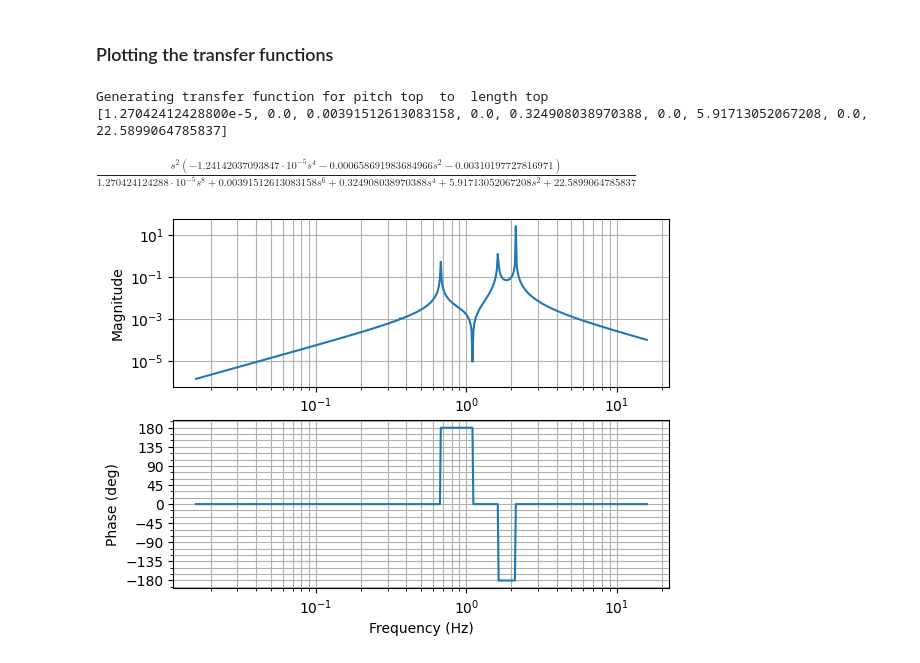
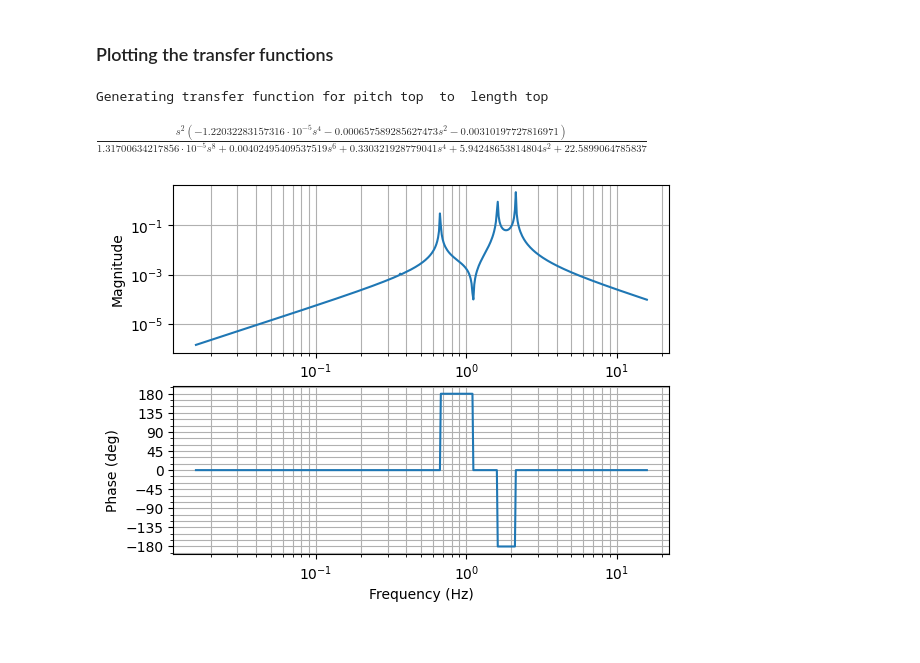
Before and after one commit to siddharth101/Double_suspension, a Jupyter notebook: Double_pendulum_combined.ipynb, the cells around one changed output. Drawn from its saved outputs; the diff is of its cells as text; code cells hidden in the pictures.

```diff
--- a/Double_pendulum_combined.ipynb
+++ b/Double_pendulum_combined.ipynb
@@ -423,6 +326,8 @@ def solve_kane(configuration=None):
 ### Linearzing
 # %%
 def linearize_(kane=None,configuration=None):
+
+  print("Running linearize")
 
   if configuration=='suspension_point':
     print("Running for suspension point motion")
@@ -431,7 +336,7 @@ def linearize_(kane=None,configuration=None):
 
   else:
      kanel = kane.to_linearizer()
-     A_mat, B_mat = kanel.linearize(A_and_B=True, op_point={alpha1:beta1, alpha2:beta2, x_n1:0, x_n2:0})
+     A_mat, B_mat = kanel.linearize(A_and_B=True, op_point={alpha1:beta1, alpha2:beta2, x_n1:0, x_n2:0, q1:q3})
 
   return A_mat, B_mat
 # %%
@@ -674,40 +552,35 @@ def plot_tfs(motion='pt_lb', tf_dict=None, damping=False, configuration=None):
 def generate_tfs(configuration=None):
 
 
+
+  position_points()
+
   if configuration=='suspension_point':
+    move_points(configuration='suspension_point')
+  else:
+    move_points()
 
+  rotate_blocks()
+  tensions()
+  create_blocks()
 
-    position_points(configuration='suspension_point')
-    move_points(configuration='suspension_point')
-    rotate_blocks(configuration='suspension_point')
-    tensions(configuration='suspension_point')
-    create_blocks(configuration='suspension_point')
+  if configuration=='suspension_point':
     kane, kaneeq = solve_kane(configuration='suspension_point')
     A_mat, B_mat = linearize_(kane=kane, configuration='suspension_point')
-
-    A_mat, A_mat_, A_mat_a, B_mat, B_mat_, B_mat_a = simplify_A_B(A_mat=A_mat, B_mat=B_mat, configuration='suspension_point')
-
-    sia_inv_B_a = get_tf_matrix(A=A_mat_a, B=B_mat_a)
-
-    tfs_sia_B = get_tfs(sia_B_matrix=sia_inv_B_a, configuration='suspension_point')
-
-
   else:
-    position_points()
-    move_points()
-    rotate_blocks()
-    tensions()
-    create_blocks()
     kane, kaneeq = solve_kane()
     A_mat, B_mat = linearize_(kane=kane)
 
-    A_mat, A_mat_, A_mat_a, B_mat, B_mat_, B_mat_a = simplify_A_B(A_mat=A_mat, B_mat=B_mat)
+  A_mat, A_mat_, A_mat_a, B_mat, B_mat_, B_mat_a = simplify_A_B(A_mat=A_mat, B_mat=B_mat)
 
-    sia_inv_B_a = get_tf_matrix(A=A_mat_a, B=B_mat_a)
+  sia_inv_B_a = get_tf_matrix(A=A_mat_a, B=B_mat_a)
 
+
+  if configuration=='suspension_point':
+    tfs_sia_B = get_tfs(sia_B_matrix=sia_inv_B_a, configuration='suspension_point')
+  else:
     tfs_sia_B = get_tfs(sia_B_matrix=sia_inv_B_a)
 
-
   return tfs_sia_B, sia_inv_B_a
 # %%
 # ### I can convert this matrix to a pandas dataframe and save as a csv file
@@ -785,12 +674,10 @@ dict_keys(['pt_lt', 'pb_lt', 'lt_lt', 'lb_lt', 'pt_pt', 'pb_pt', 'lt_pt', 'lb_pt
 ### Plotting the transfer functions
 # %%
 ### Plotting the transfer functions
-freq = np.geomspace(0.1, 100, 500)
 plot_tfs(motion='pt_lt', tf_dict=tfs_sia_inv_B_a_)
 # %% [output]
 Generating transfer function for pitch top  to  length top
-[1.27042412428800e-5, 0.0, 0.00391512613083158, 0.0, 0.324908038970388, 0.0, 5.91713052067208, 0.0, 22.5899064785837]
-$\displaystyle \frac{s^{2} \left(- 1.24142037093847 \cdot 10^{-5} s^{4} - 0.000658691983684966 s^{2} - 0.00310197727816971\right)}{1.270424124288 \cdot 10^{-5} s^{8} + 0.00391512613083158 s^{6} + 0.324908038970388 s^{4} + 5.91713052067208 s^{2} + 22.5899064785837}$
+$\displaystyle \frac{s^{2} \left(- 1.22032283157316 \cdot 10^{-5} s^{4} - 0.000657589285627473 s^{2} - 0.00310197727816971\right)}{1.31700634217856 \cdot 10^{-5} s^{8} + 0.00402495409537519 s^{6} + 0.330321928779041 s^{4} + 5.94248653814804 s^{2} + 22.5899064785837}$
-[figure, old version]
+[figure, new version]
 # %%
 ### Plotting the transfer functions
```
Also changed, not shown: parts of 24 cells of this notebook.
